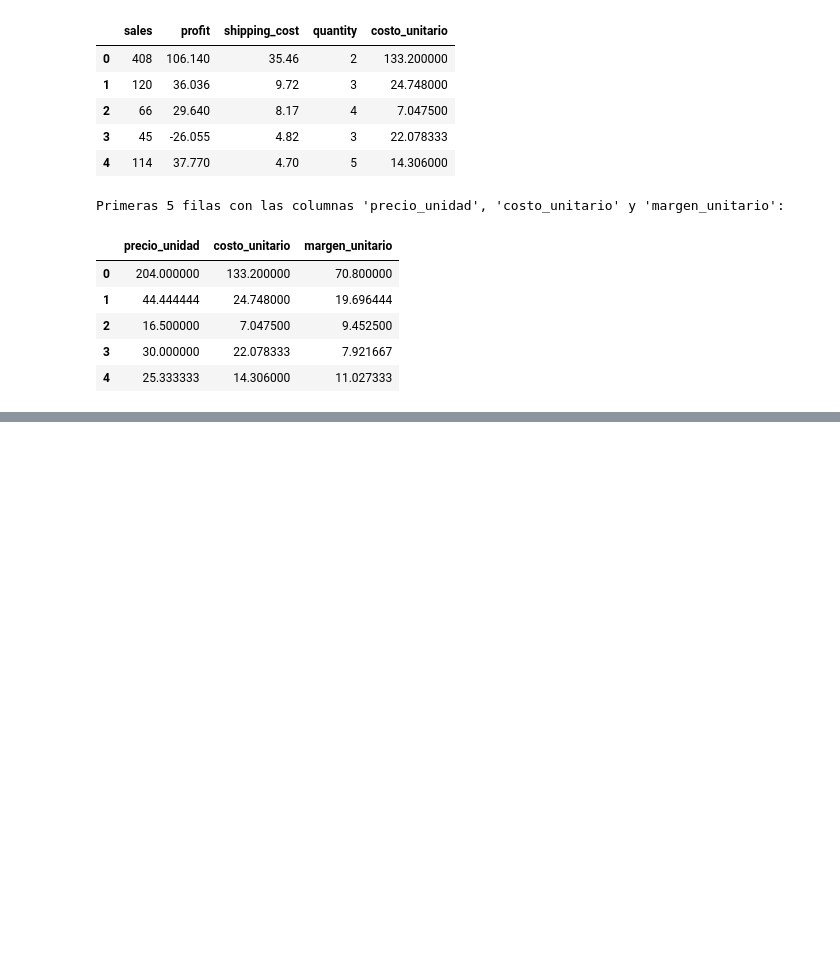
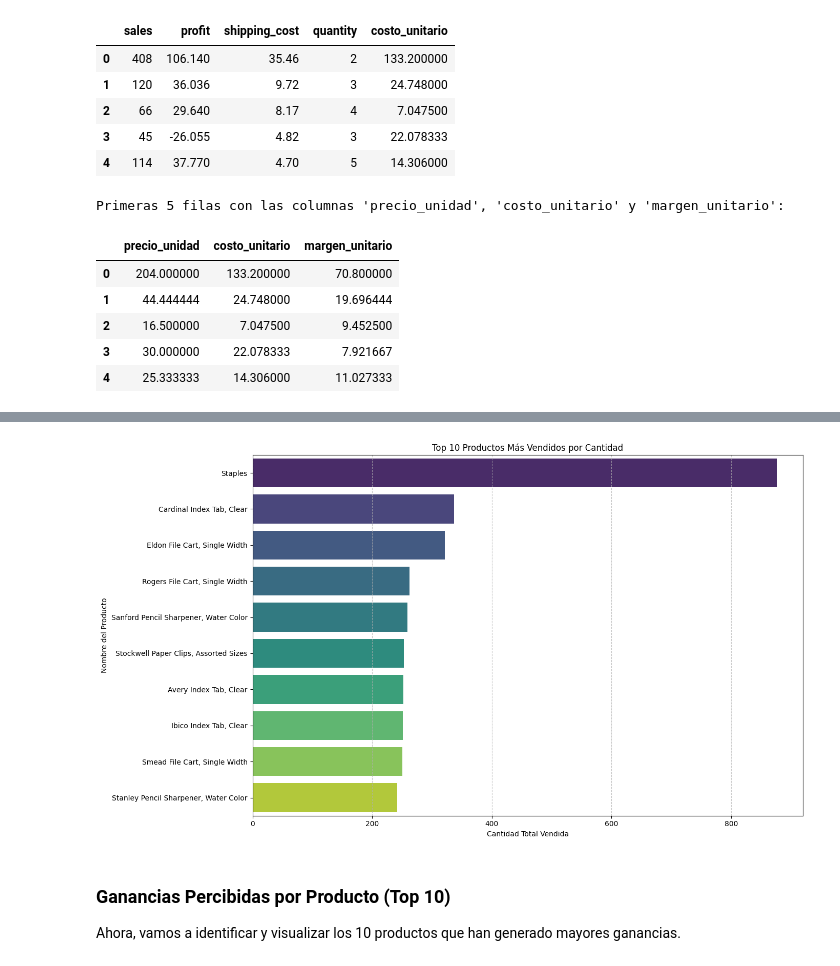
Before and after one commit to DAGP1145/MineriaDeDatos2, a Jupyter notebook: Dataset.ipynb, the cells around one changed output, grey strips where cells are left out. Drawn from its saved outputs; the diff is of its cells as text; code cells hidden in the pictures; blank space fills up the shorter version.

```diff
--- a/Dataset.ipynb
+++ b/Dataset.ipynb
@@ -409,0 +548,7 @@ df_borrador.head()
+# %%
+# Agrupar por nombre de producto y sumar la cantidad vendida
+top_10_products = df_borrador.groupby('product_name')['quantity'].sum().nlargest(10).reset_index()
+top_10_products.columns = ['product_name', 'total_quantity_sold']
+
+print("Top 10 Productos Más Vendidos por Cantidad:")
+display(top_10_products)
@@ -409,0 +568,15 @@ df_borrador.head()
+# %%
+plt.figure(figsize=(14, 8))
+sns.barplot(x='total_quantity_sold', y='product_name', data=top_10_products, palette='viridis', hue='product_name', legend=False)
+plt.title('Top 10 Productos Más Vendidos por Cantidad')
+plt.xlabel('Cantidad Total Vendida')
+plt.ylabel('Nombre del Producto')
+plt.grid(axis='x', linestyle='--', alpha=0.7)
+plt.tight_layout()
+plt.show()
+# %% [output]
+[figure, added]
+# %% [markdown]
+### Ganancias Percibidas por Producto (Top 10)
+
+Ahora, vamos a identificar y visualizar los 10 productos que han generado mayores ganancias.
```
Also changed, not shown: parts of 19 cells of this notebook.
